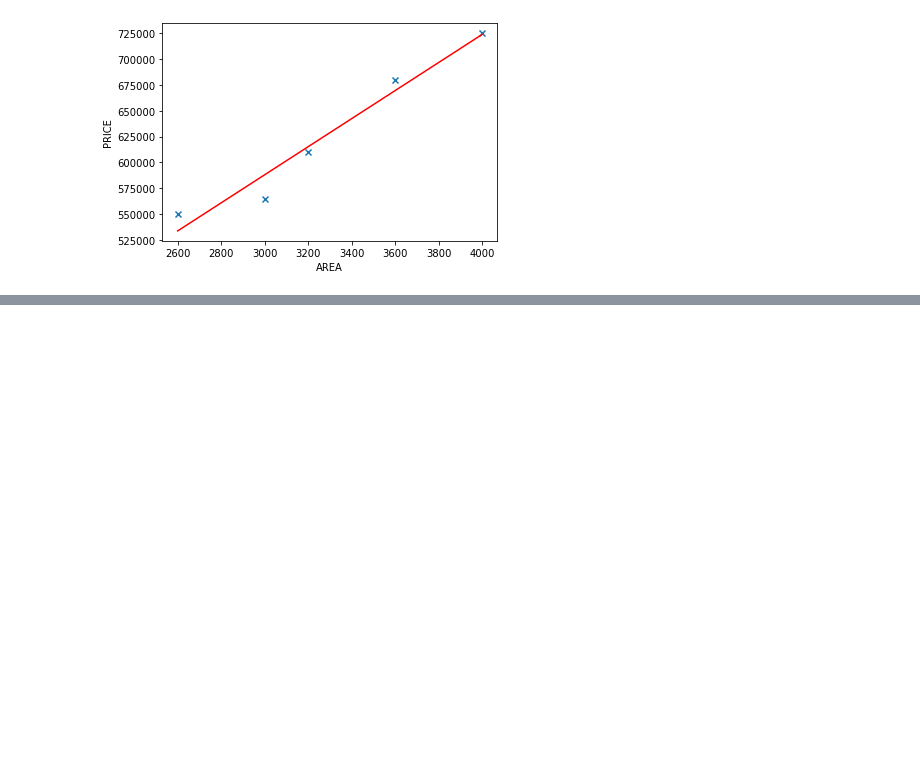
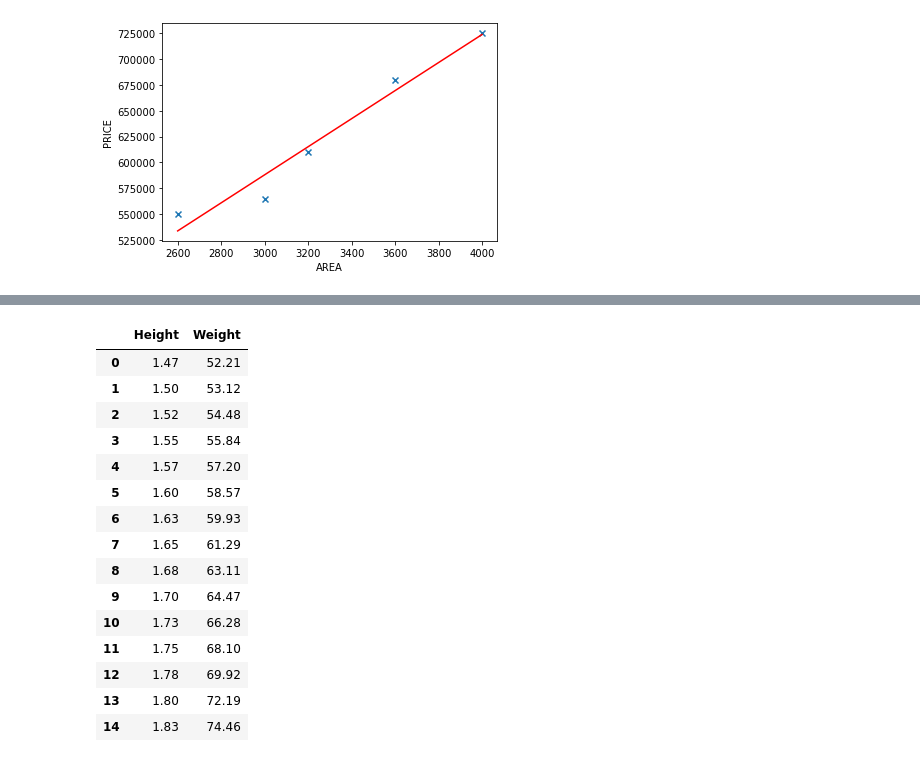
Before and after one commit to MajdVictor/ML, a Jupyter notebook: Linear Regression .ipynb, the cells around one changed output, grey strips where cells are left out. Cells and saved outputs as stored; diff of their text form; code cells hidden in the pictures; blank space fills up the shorter version.

```diff
--- a/Linear Regression .ipynb
+++ b/Linear Regression .ipynb
@@ -62,0 +58,19 @@ plt.plot(df.area, linear_reg_obj.predict(df[['area']]), color="red")
+# %%
+df1
+# %% [output]
+|  | Height | Weight |
+| 0 | 1.47 | 52.21 |
+| 1 | 1.50 | 53.12 |
+| 2 | 1.52 | 54.48 |
+| 3 | 1.55 | 55.84 |
+| 4 | 1.57 | 57.20 |
+| 5 | 1.60 | 58.57 |
+| 6 | 1.63 | 59.93 |
+| 7 | 1.65 | 61.29 |
+| 8 | 1.68 | 63.11 |
+| 9 | 1.70 | 64.47 |
+| 10 | 1.73 | 66.28 |
+| 11 | 1.75 | 68.10 |
+| 12 | 1.78 | 69.92 |
+| 13 | 1.80 | 72.19 |
+| 14 | 1.83 | 74.46 |
```
Also changed, not shown: parts of 5 cells of this notebook, 4 other files.
